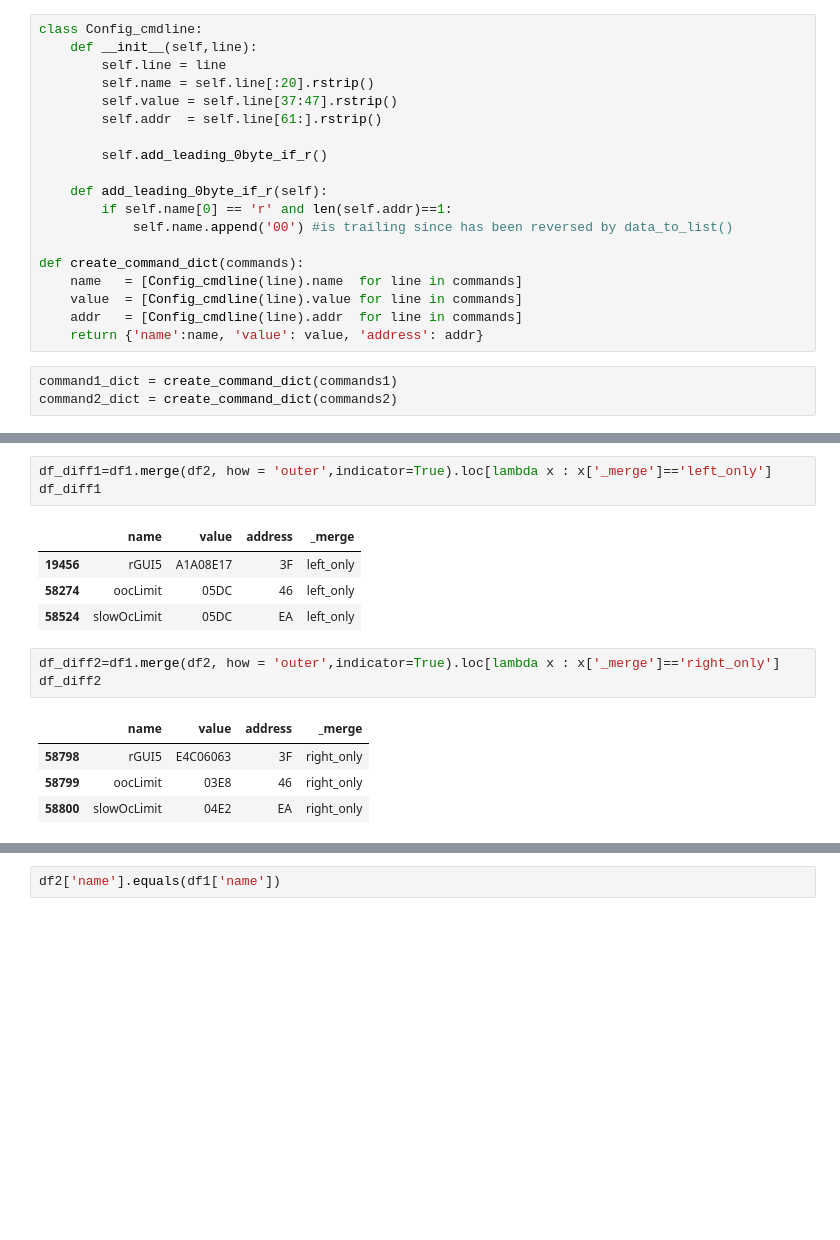
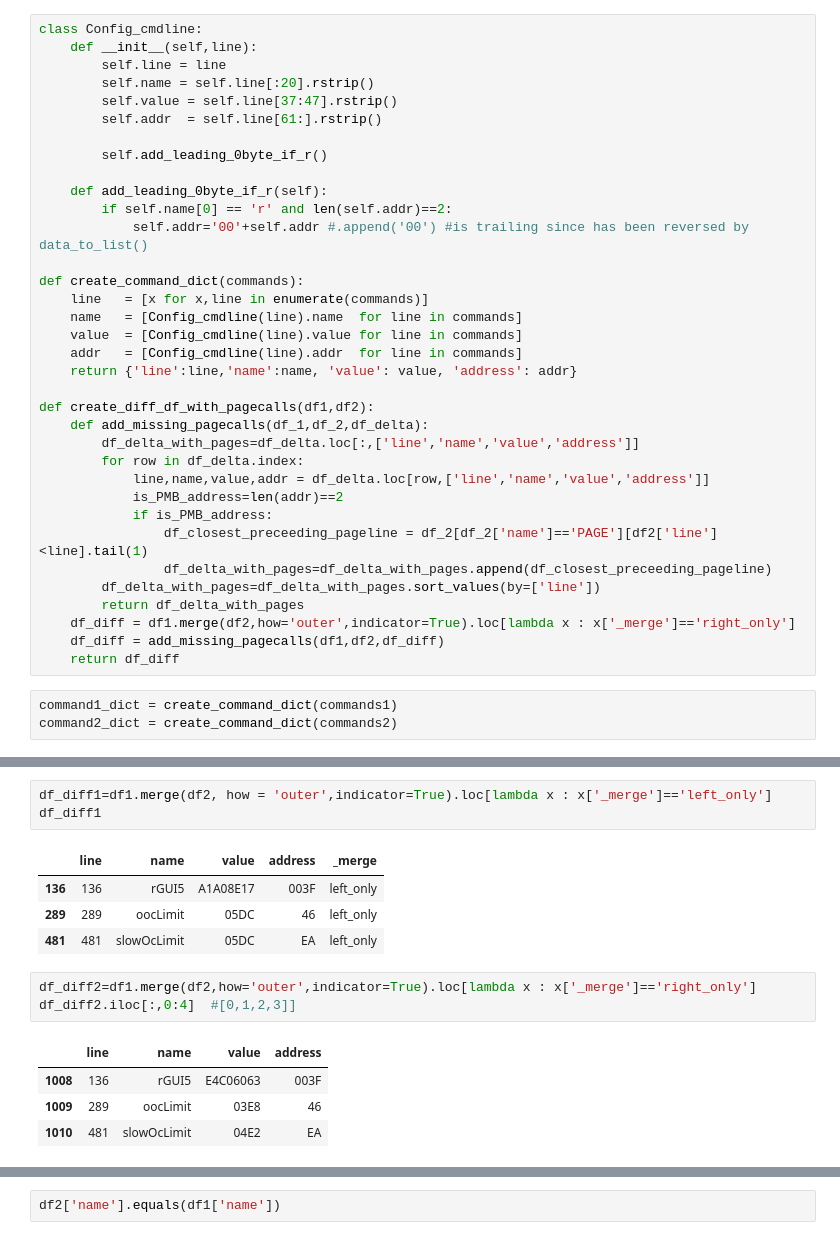
Before and after one commit to grkidwell/nova_pmbus, a Jupyter notebook: difflist.ipynb, the cells around one changed output, grey strips where cells are left out. Saved outputs shown, nothing was run; the diff lists cells and outputs as text; blank space fills up the shorter version.

```diff
--- a/difflist.ipynb
+++ b/difflist.ipynb
@@ -23,14 +23,30 @@ class Config_cmdline:
         self.add_leading_0byte_if_r()
 
     def add_leading_0byte_if_r(self):
-        if self.name[0] == 'r' and len(self.addr)==1:
-            self.name.append('00') #is trailing since has been reversed by data_to_list()
+        if self.name[0] == 'r' and len(self.addr)==2:
+            self.addr='00'+self.addr #.append('00') #is trailing since has been reversed by data_to_list()
 
 def create_command_dict(commands):
+    line   = [x for x,line in enumerate(commands)]
     name   = [Config_cmdline(line).name  for line in commands]
     value  = [Config_cmdline(line).value for line in commands]
     addr   = [Config_cmdline(line).addr  for line in commands]
-    return {'name':name, 'value': value, 'address': addr}
+    return {'line':line,'name':name, 'value': value, 'address': addr}
+
+def create_diff_df_with_pagecalls(df1,df2):
+    def add_missing_pagecalls(df_1,df_2,df_delta):
+        df_delta_with_pages=df_delta.loc[:,['line','name','value','address']]
+        for row in df_delta.index:
+            line,name,value,addr = df_delta.loc[row,['line','name','value','address']]
+            is_PMB_address=len(addr)==2
+            if is_PMB_address:
+                df_closest_preceeding_pageline = df_2[df_2['name']=='PAGE'][df2['line']<line].tail(1)
+                df_delta_with_pages=df_delta_with_pages.append(df_closest_preceeding_pageline)
+        df_delta_with_pages=df_delta_with_pages.sort_values(by=['line'])
+        return df_delta_with_pages
+    df_diff = df1.merge(df2,how='outer',indicator=True).loc[lambda x : x['_merge']=='right_only']
+    df_diff = add_missing_pagecalls(df1,df2,df_diff)
+    return df_diff
 # %%
 command1_dict = create_command_dict(commands1)
 command2_dict = create_command_dict(commands2)
@@ -41,15 +86,15 @@ df2 = pd.DataFrame(command2_dict)
 df_diff1=df1.merge(df2, how = 'outer',indicator=True).loc[lambda x : x['_merge']=='left_only']
 df_diff1
 # %% [output]
-|  | name | value | address | _merge |
-| 19456 | rGUI5 | A1A08E17 | 3F | left_only |
-| 58274 | oocLimit | 05DC | 46 | left_only |
-| 58524 | slowOcLimit | 05DC | EA | left_only |
+|  | line | name | value | address | _merge |
+| 136 | 136 | rGUI5 | A1A08E17 | 003F | left_only |
+| 289 | 289 | oocLimit | 05DC | 46 | left_only |
+| 481 | 481 | slowOcLimit | 05DC | EA | left_only |
 # %%
-df_diff2=df1.merge(df2, how = 'outer',indicator=True).loc[lambda x : x['_merge']=='right_only']
-df_diff2
+df_diff2=df1.merge(df2,how='outer',indicator=True).loc[lambda x : x['_merge']=='right_only']
+df_diff2.iloc[:,0:4]  #[0,1,2,3]]
 # %% [output]
-|  | name | value | address | _merge |
-| 58798 | rGUI5 | E4C06063 | 3F | right_only |
-| 58799 | oocLimit | 03E8 | 46 | right_only |
-| 58800 | slowOcLimit | 04E2 | EA | right_only |
+|  | line | name | value | address |
+| 1008 | 136 | rGUI5 | E4C06063 | 003F |
+| 1009 | 289 | oocLimit | 03E8 | 46 |
+| 1010 | 481 | slowOcLimit | 04E2 | EA |
```
Also changed, not shown: parts of 22 cells of this notebook, 2 other files.
